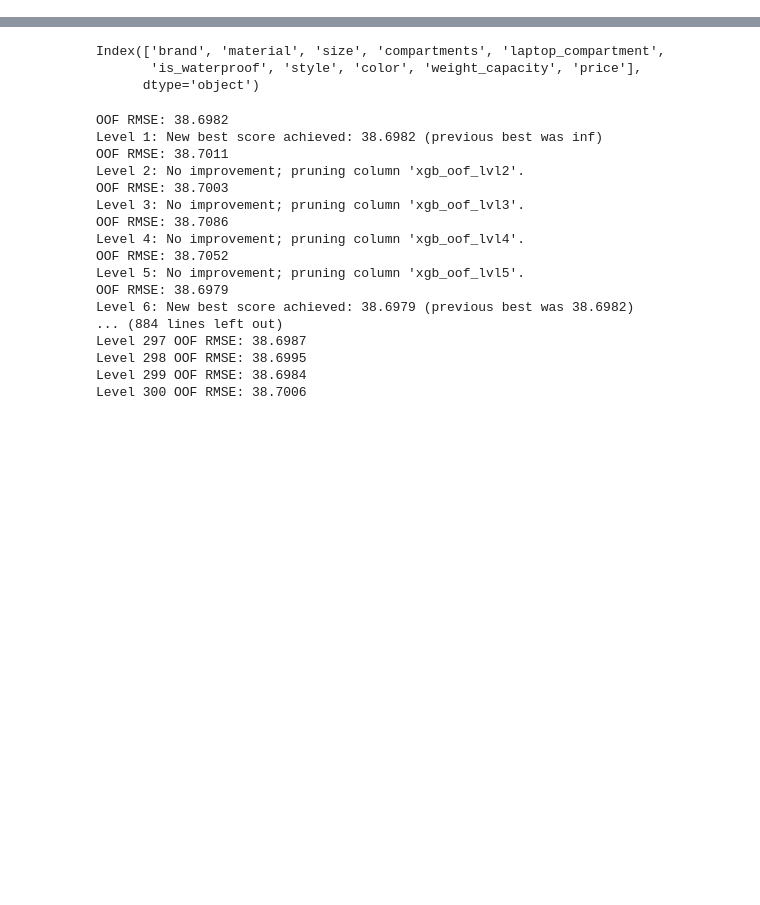
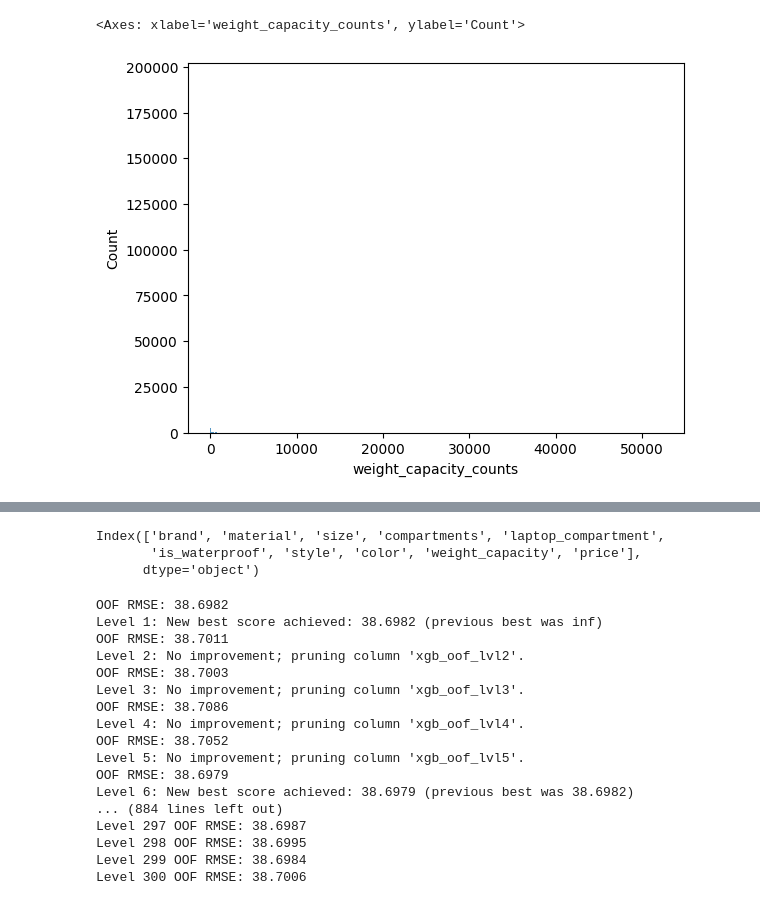
Before and after one commit to Jordanbarker/backpack-prediction-challenge, a Jupyter notebook: notebooks/04_ensemble.ipynb, the cells around one changed output, grey strips where cells are left out. Drawn from its saved outputs; the diff is of its cells as text; code cells hidden in the pictures; blank space fills up the shorter version.

```diff
--- a/notebooks/04_ensemble.ipynb
+++ b/notebooks/04_ensemble.ipynb
@@ -37,0 +249,5 @@ The autoreload extension is already loaded. To reload it, use:
+# %%
+sns.histplot()
+# %% [output]
+<Axes: xlabel='weight_capacity_counts', ylabel='Count'>
+[figure, added]
```
Also changed, not shown: parts of 30 cells of this notebook.
